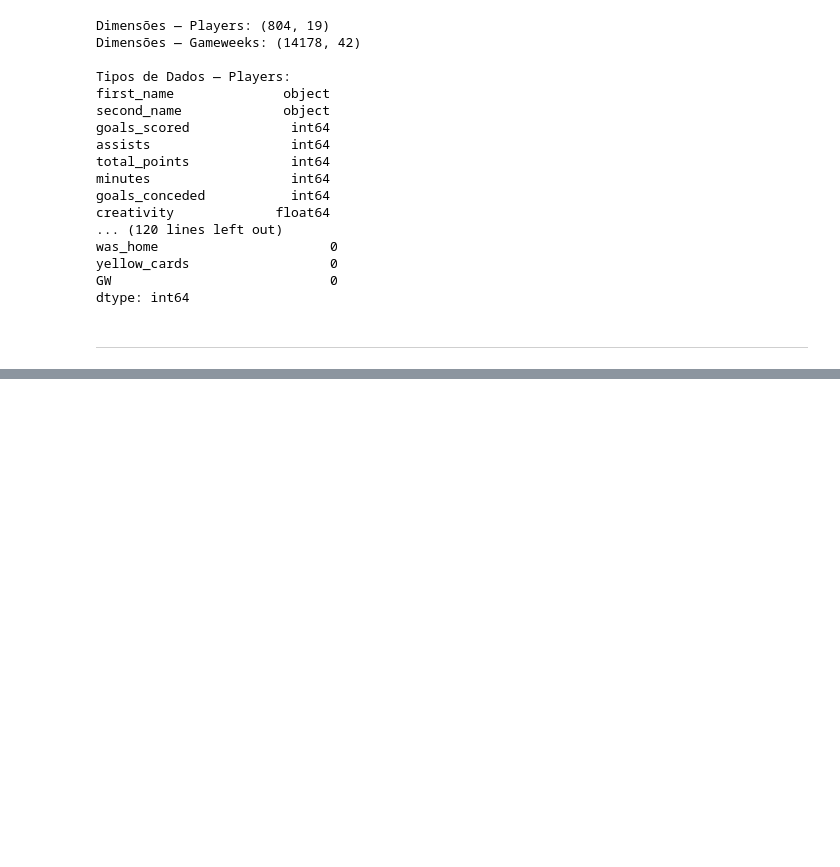
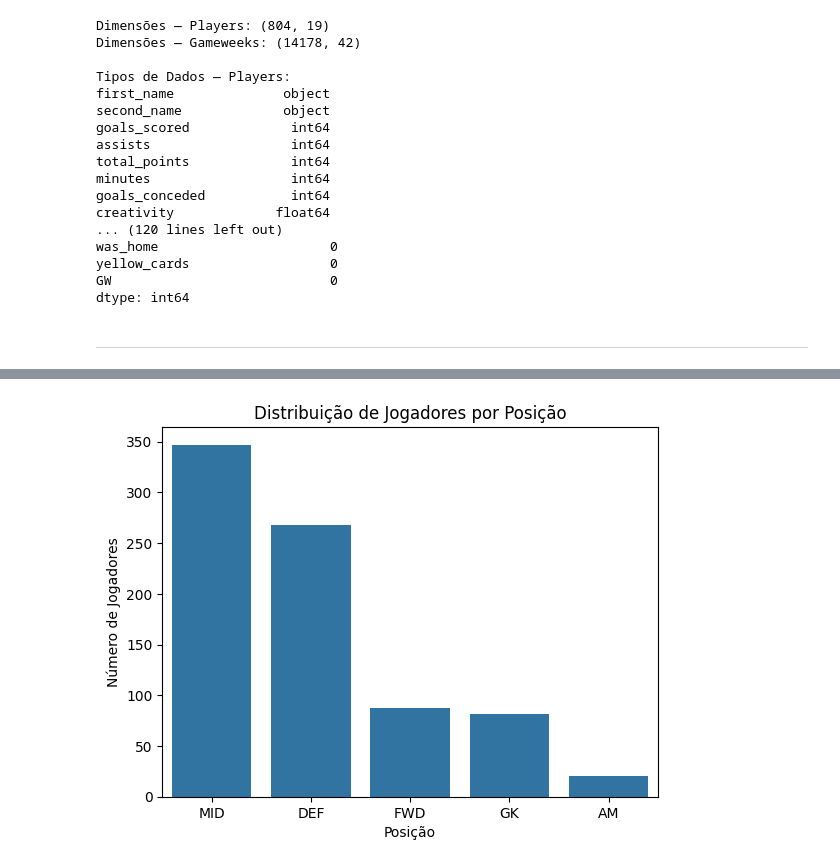
Before and after one commit to hugocruz13/Applied_ML_Models, a Jupyter notebook: eda_association_rules_dataset.ipynb, the cells around one changed output, grey strips where cells are left out. Saved outputs shown, nothing was run; the diff lists cells and outputs as text; code cells hidden in the pictures; blank space fills up the shorter version.

```diff
--- a/eda_association_rules_dataset.ipynb
+++ b/eda_association_rules_dataset.ipynb
@@ -190,0 +228,12 @@ dtype: int64
+# %%
+# ===== distribuição por posição =====
+
+position_counts = players_df['element_type'].value_counts()
+
+sns.barplot(x=position_counts.index, y=position_counts.values)
+plt.title("Distribuição de Jogadores por Posição")
+plt.xlabel("Posição")
+plt.ylabel("Número de Jogadores")
+plt.show()
+# %% [output]
+[figure, added]
```
Also changed, not shown: parts of 49 cells of this notebook.
